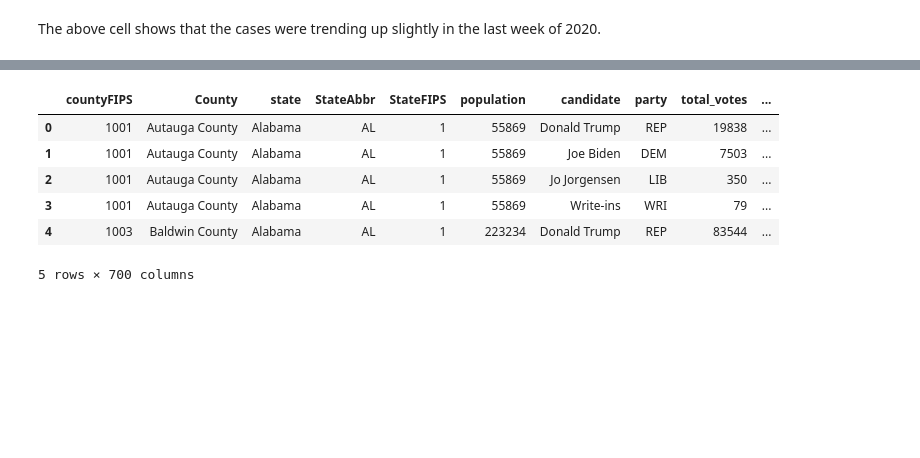
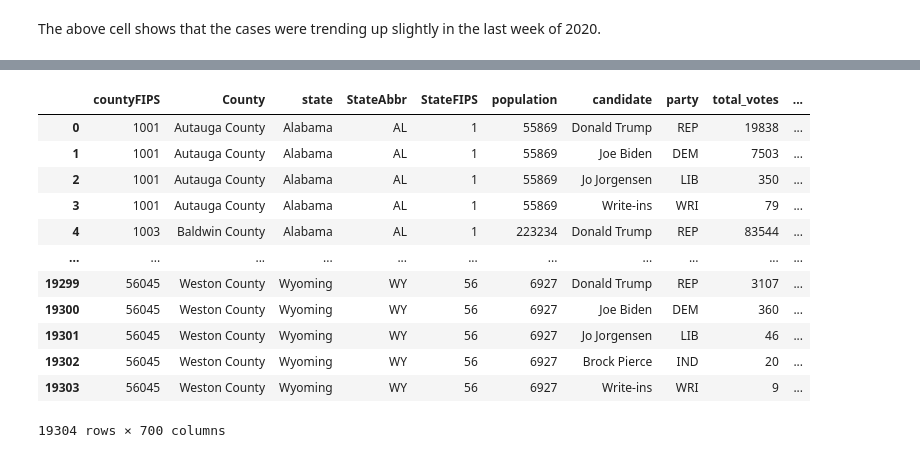
Before and after one commit to smbarber2/405ProjectGroup1, a Jupyter notebook: derek.ipynb, the cells around one changed output, grey strips where cells are left out. Drawn from its saved outputs; the diff is of its cells as text; code cells hidden in the pictures; blank space fills up the shorter version.

```diff
--- a/derek.ipynb
+++ b/derek.ipynb
@@ -151,20 +172,26 @@ merged = pd.merge(covid_2020_data, pres_by_county, left_on=['State', 'County Nam
 
 merged = merged.drop(columns=['state_abbr', 'county'])
 # %%
-# do a little cleaning
+# Do a little cleaning, for later
 merged.rename(columns={'State': 'StateAbbr', 'County Name': 'County'}, inplace=True)
 move_column(merged, 'state', 2)
 move_column(merged, 'candidate', 6)
 move_column(merged, 'party', 7)
 move_column(merged, 'total_votes', 8)
 move_column(merged, 'won', 9)
 
-merged.head()
+merged
 # %% [output]
 |  | countyFIPS | County | state | StateAbbr | StateFIPS | population | candidate | party | total_votes | ... |
 | 0 | 1001 | Autauga County | Alabama | AL | 1 | 55869 | Donald Trump | REP | 19838 | ... |
 | 1 | 1001 | Autauga County | Alabama | AL | 1 | 55869 | Joe Biden | DEM | 7503 | ... |
 | 2 | 1001 | Autauga County | Alabama | AL | 1 | 55869 | Jo Jorgensen | LIB | 350 | ... |
 | 3 | 1001 | Autauga County | Alabama | AL | 1 | 55869 | Write-ins | WRI | 79 | ... |
 | 4 | 1003 | Baldwin County | Alabama | AL | 1 | 223234 | Donald Trump | REP | 83544 | ... |
+| ... | ... | ... | ... | ... | ... | ... | ... | ... | ... | ... |
+| 19299 | 56045 | Weston County | Wyoming | WY | 56 | 6927 | Donald Trump | REP | 3107 | ... |
+| 19300 | 56045 | Weston County | Wyoming | WY | 56 | 6927 | Joe Biden | DEM | 360 | ... |
+| 19301 | 56045 | Weston County | Wyoming | WY | 56 | 6927 | Jo Jorgensen | LIB | 46 | ... |
+| 19302 | 56045 | Weston County | Wyoming | WY | 56 | 6927 | Brock Pierce | IND | 20 | ... |
+| 19303 | 56045 | Weston County | Wyoming | WY | 56 | 6927 | Write-ins | WRI | 9 | ... |
-5 rows × 700 columns
+19304 rows × 700 columns
```
Also changed, not shown: parts of 9 cells of this notebook.
